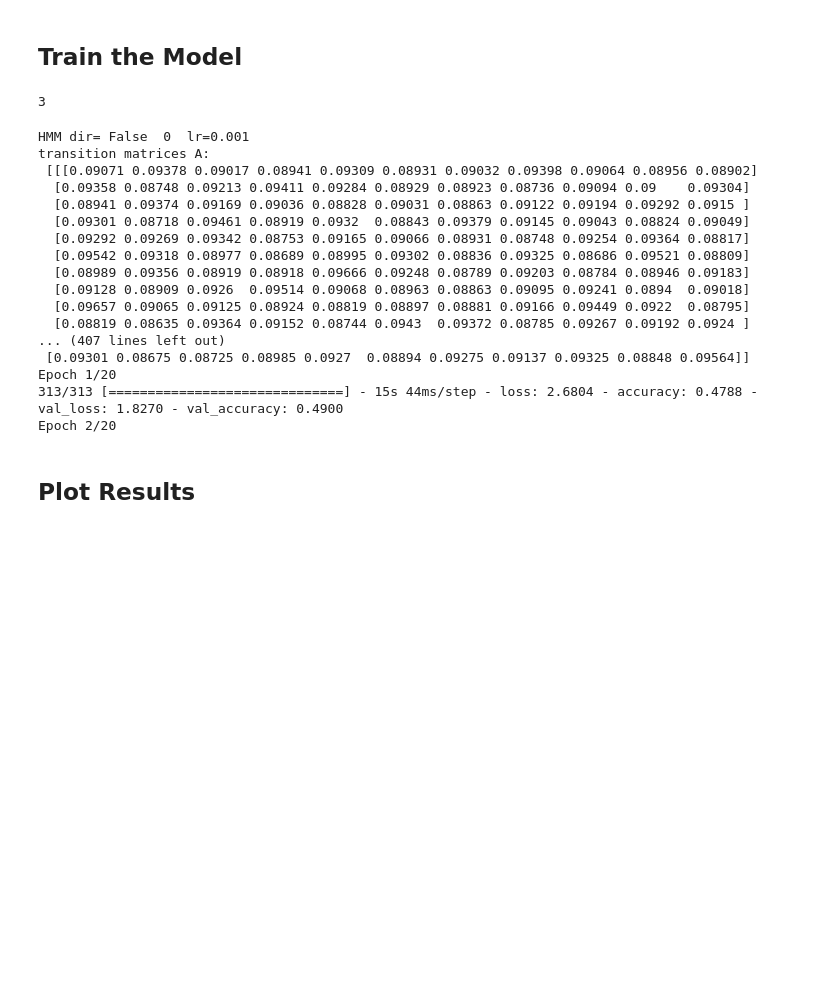
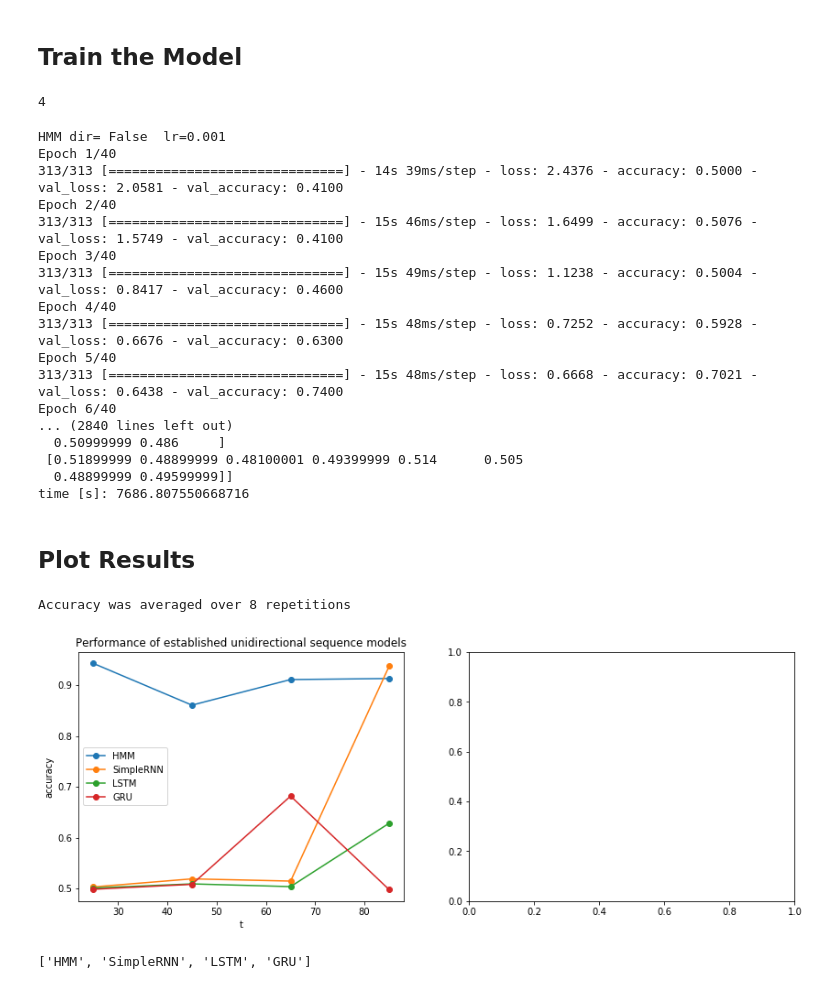
Before and after one commit to mslehre/classify-seqs, a Jupyter notebook: failing-RNN.ipynb, the cells around one changed output. Cells and saved outputs as stored; diff of their text form; code cells hidden in the pictures; blank space fills up the shorter version.

```diff
--- a/failing-RNN.ipynb
+++ b/failing-RNN.ipynb
@@ -85,7 +99,7 @@ def get_model(bidirectional = False, seqModelType = "SimpleRNN", RNNunits = 32):
     model.add(layers.InputLayer(input_shape=(None,s)))
 
     if seqModelType == "HMM":
-        seqLayer = HMMLayer(5, 11)
+        seqLayer = HMMLayer(10, 15) # (10,15) is better than (5,11)
     elif seqModelType == "LSTM":
         seqLayer = layers.LSTM(RNNunits)
     elif seqModelType == "GRU":
@@ -155,15 +169,15 @@ def adhoc_acc(x_test, y_test):
 from time import time
 
 # ts = np.array(range(ell - 15, -1, -10))
-ts = np.array(range(ell - 15, 39, -20))
+ts = np.array(range(ell - 15, 20, -20))
 
 len(ts)
 # %% [output]
-3
+4
 # %%
-num_reps = 1 # 30
-num_epochs = 20
-modelnames = ["HMM"] #"SimpleRNN", "LSTM", "GRU", "ad hoc"]
+num_reps = 8 # 30
+num_epochs = 40 # 100
+modelnames = ["HMM", "SimpleRNN", "LSTM", "GRU"] #, "ad hoc"]
 directions = [False] # , True] # bidirectional?
 test_accs = { (name, direction) : np.empty((len(ts), num_reps)) for name in modelnames for direction in directions}
 
@@ -172,7 +186,6 @@ for modelname in modelnames:
     for direction in directions:
         print (modelname, "dir=", direction, "\t", end = "")
         for j in range(len(ts)):
-            print (j, " ", end = "")
             t = ts[j]
             accs = test_accs[(modelname, direction)]
             for r in range(num_reps):
@@ -184,15 +197,16 @@ for modelname in modelnames:
                     model = get_model(bidirectional = direction, seqModelType = modelname, RNNunits = 32)
                     x_train, y_train = simulate_data(m, t)
                     x_val, y_val = simulate_data(100, t)
-                    model.get_layer(index=0).C.print_pars()
+                    # model.get_layer(index=0).C.print_pars()
                     model.fit(x_train, y_train,
                           validation_data = (x_val, y_val), batch_size = 16, epochs = num_epochs,
                               verbose=1 if modelname=="HMM" else 0)
                     if modelname == "HMM":
                         # print transition and emission matrices
-                        model.get_layer(index=0).C.print_pars()
+                        pass
+                        # model.get_layer(index=0).C.print_pars()
                     results = model.evaluate(x_test, y_test, batch_size = 16, verbose=0)
-                    # print ("j=", j, "\tt=", t, "\tr=", r, "\tresults=", results)
+                    print ("j=", j, "\tt=", t, "\tr=", r, "\tresults=", results)
                     accuracy = results[1]
                 accs[j, r] = accuracy
         print ("\n", accs)
@@ -200,41 +214,46 @@ for modelname in modelnames:
     seconds_elapsed = end_time - start_time
     print ("time [s]:", seconds_elapsed)
 # %% [output]
-HMM dir= False  0  lr=0.001
-transition matrices A:
- [[[0.09071 0.09378 0.09017 0.08941 0.09309 0.08931 0.09032 0.09398 0.09064 0.08956 0.08902]
-  [0.09358 0.08748 0.09213 0.09411 0.09284 0.08929 0.08923 0.08736 0.09094 0.09    0.09304]
-  [0.08941 0.09374 0.09169 0.09036 0.08828 0.09031 0.08863 0.09122 0.09194 0.09292 0.0915 ]
-  [0.09301 0.08718 0.09461 0.08919 0.0932  0.08843 0.09379 0.09145 0.09043 0.08824 0.09049]
-  [0.09292 0.09269 0.09342 0.08753 0.09165 0.09066 0.08931 0.08748 0.09254 0.09364 0.08817]
-  [0.09542 0.09318 0.08977 0.08689 0.08995 0.09302 0.08836 0.09325 0.08686 0.09521 0.08809]
-  [0.08989 0.09356 0.08919 0.08918 0.09666 0.09248 0.08789 0.09203 0.08784 0.08946 0.09183]
-  [0.09128 0.08909 0.0926  0.09514 0.09068 0.08963 0.08863 0.09095 0.09241 0.0894  0.09018]
-  [0.09657 0.09065 0.09125 0.08924 0.08819 0.08897 0.08881 0.09166 0.09449 0.0922  0.08795]
-  [0.08819 0.08635 0.09364 0.09152 0.08744 0.0943  0.09372 0.08785 0.09267 0.09192 0.0924 ]
-... (407 lines left out)
- [0.09301 0.08675 0.08725 0.08985 0.0927  0.08894 0.09275 0.09137 0.09325 0.08848 0.09564]]
-Epoch 1/20
-313/313 [==============================] - 15s 44ms/step - loss: 2.6804 - accuracy: 0.4788 - val_loss: 1.8270 - val_accuracy: 0.4900
-Epoch 2/20
+HMM dir= False  lr=0.001
+Epoch 1/40
+313/313 [==============================] - 14s 39ms/step - loss: 2.4376 - accuracy: 0.5000 - val_loss: 2.0581 - val_accuracy: 0.4100
+Epoch 2/40
+313/313 [==============================] - 15s 46ms/step - loss: 1.6499 - accuracy: 0.5076 - val_loss: 1.5749 - val_accuracy: 0.4100
+Epoch 3/40
+313/313 [==============================] - 15s 49ms/step - loss: 1.1238 - accuracy: 0.5004 - val_loss: 0.8417 - val_accuracy: 0.4600
+Epoch 4/40
+313/313 [==============================] - 15s 48ms/step - loss: 0.7252 - accuracy: 0.5928 - val_loss: 0.6676 - val_accuracy: 0.6300
+Epoch 5/40
+313/313 [==============================] - 15s 48ms/step - loss: 0.6668 - accuracy: 0.7021 - val_loss: 0.6438 - val_accuracy: 0.7400
+Epoch 6/40
+... (2840 lines left out)
+  0.50999999 0.486     ]
+ [0.51899999 0.48899999 0.48100001 0.49399999 0.514      0.505
+  0.48899999 0.49599999]]
+time [s]: 7686.807550668716
 # %% [markdown]
 ## Plot Results
 # %%
 #  single plot
-somemodelnames = ["HMM"] #["SimpleRNN", "LSTM", "GRU", "ad hoc"]
+somemodelnames = ["HMM", "SimpleRNN", "LSTM", "GRU"] #["SimpleRNN", "LSTM", "GRU", "ad hoc"]
 fig, ax = plt.subplots(1,2, figsize=(14, 5))
 for j, direction in enumerate(directions):
     for i, model in enumerate(somemodelnames):
         avg_test_acc = np.mean(test_accs[(model, direction)], axis = 1)
         ax[j].plot(ts, avg_test_acc, 'o-', label = model)
     ax[j].set_title('Performance of established ' + ("bidirectional" if direction else "unidirectional") + " sequence models" )
     ax[j].set_xlabel("t")
     ax[j].set_ylabel("accuracy");
     ax[j].legend()
 print ('Accuracy was averaged over ' + str(num_reps) + ' repetitions')
 fig.savefig('failing1.pdf')
+# %% [output]
+Accuracy was averaged over 8 repetitions
+[figure, added]
 # %%
 modelnames
+# %% [output]
+['HMM', 'SimpleRNN', 'LSTM', 'GRU']
 # %%
 # one plot each
 fig, ax = plt.subplots(len(modelnames), len(directions), squeeze=False, figsize=(25,20))
```
Also changed, not shown: parts of 5 cells of this notebook, 1 other file.
